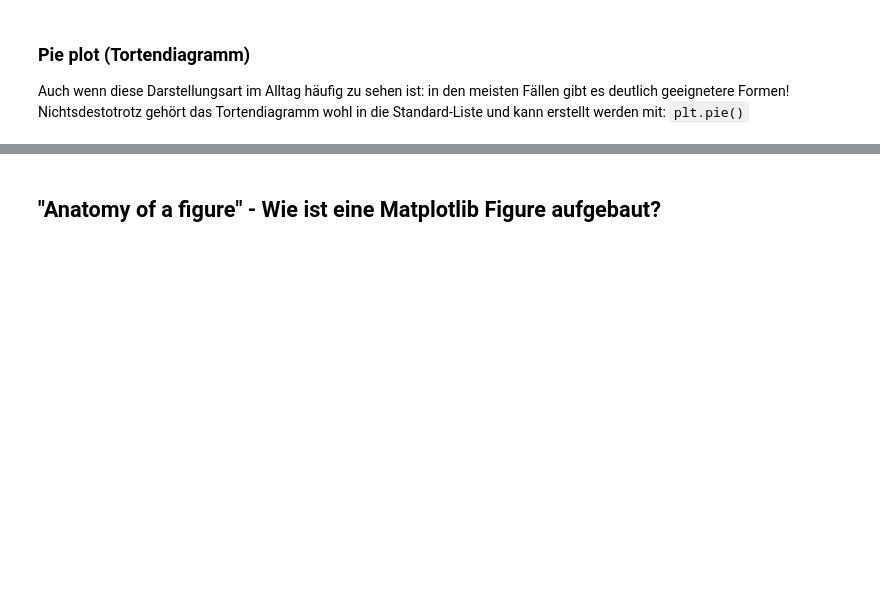
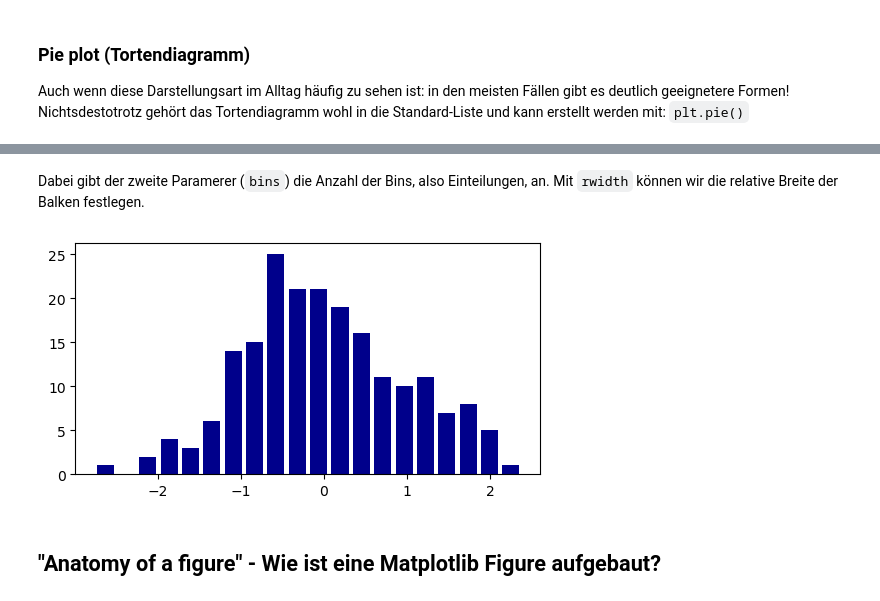
Before and after one commit to florian-huber/python-introduction, a Jupyter notebook: lesson_material_german/12_data_visualization.ipynb, the cells around one changed output, grey strips where cells are left out. Drawn from its saved outputs; the diff is of its cells as text; code cells hidden in the pictures; blank space fills up the shorter version.

```diff
--- a/lesson_material_german/12_data_visualization.ipynb
+++ b/lesson_material_german/12_data_visualization.ipynb
@@ -269,3 +280,13 @@ plt.show()
+# %% [markdown]
+Dabei gibt der zweite Paramerer (`bins`) die Anzahl der Bins, also Einteilungen, an. Mit `rwidth` können wir die relative Breite der Balken festlegen.
+# %%
+random_numbers = np.random.randn(200)
+
+plt.figure(figsize=(6, 3))
+plt.hist(random_numbers, 20, color="darkblue", rwidth= 0.8, alpha=1)
+plt.show()
+# %% [output]
+[figure, added]
 # %% [markdown]
 ## "Anatomy of a figure" - Wie ist eine Matplotlib Figure aufgebaut?
 # %%
```
Also changed, not shown: parts of 7 cells of this notebook.
